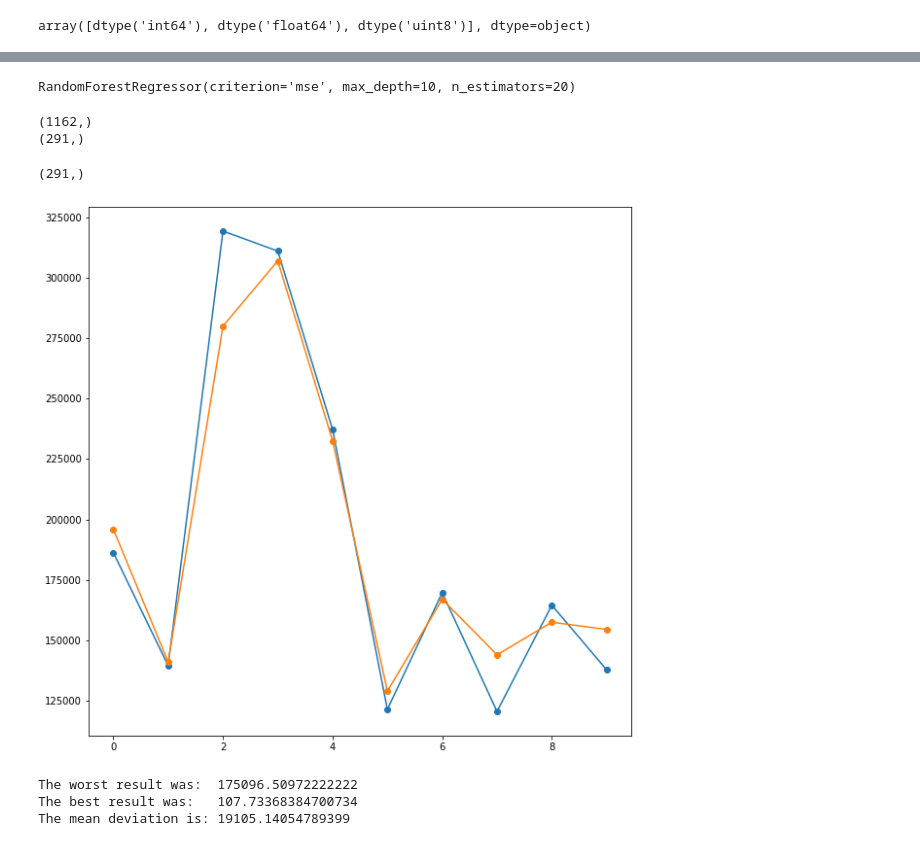
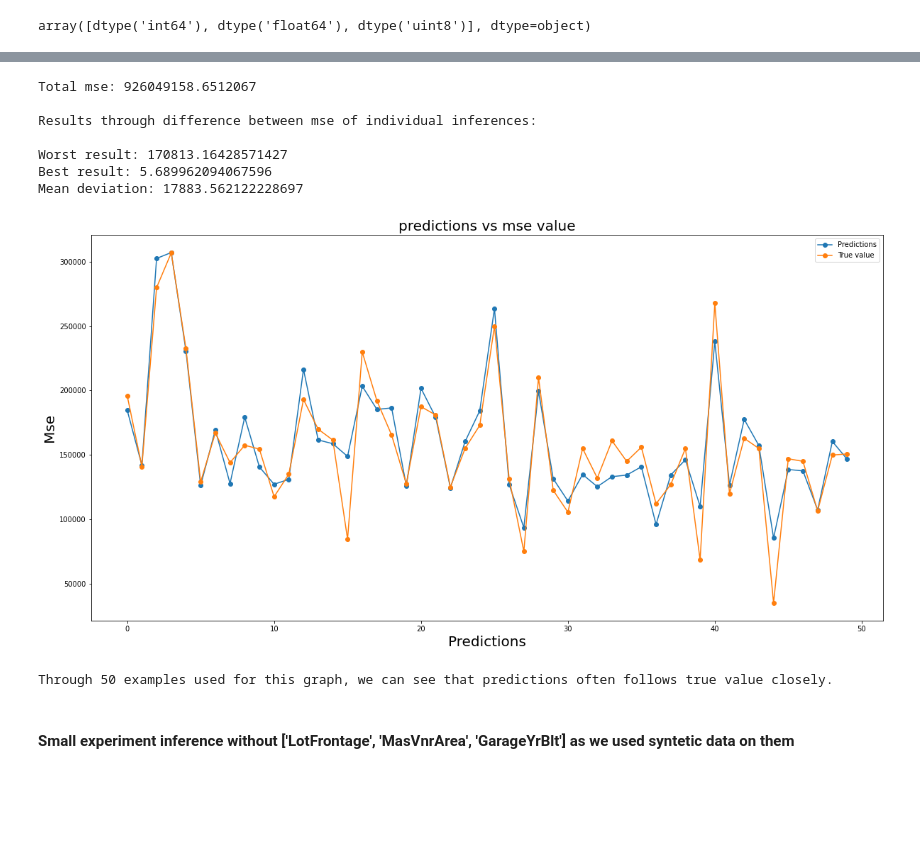
Before and after one commit to AntonMaxen/applied-ai, a Jupyter notebook: assignment_2/regression_g.ipynb, the cells around one changed output, grey strips where cells are left out. Drawn from its saved outputs; the diff is of its cells as text; code cells hidden in the pictures; blank space fills up the shorter version.

```diff
--- a/assignment_2/regression_g.ipynb
+++ b/assignment_2/regression_g.ipynb
@@ -171,0 +242,3 @@ filtered_df.to_csv('./data/regression_cleaned.csv', index=False)
+# %%
+forest = RandomForestRegressor(n_estimators=20, max_depth=10, criterion="mse")
+forest.fit(X_train, y_train)
@@ -177,2 +248,0 @@ x = filtered_df.drop('SalePrice', axis=1)
-# %%
-x_train, x_test, y_train, y_test = train_test_split(x, y, test_size=0.2, random_state=42)
@@ -189,46 +249,35 @@ x_train.head()
-# %%
-forest = RandomForestRegressor(n_estimators=20, max_depth=10, criterion="mse")
-forest.fit(x_train, y_train)
-# %% [output]
-RandomForestRegressor(criterion='mse', max_depth=10, n_estimators=20)
-# %%
-prediction = forest.predict(x_test)
-
-print(y_train.shape)
-print(prediction.shape)
-score = mean_squared_error(y_test, prediction)
-# %% [output]
-(1162,)
-(291,)
-# %%
-#print(min(prediction))
-#print(max(prediction))
-#print(np.mean(prediction))
-
-
-#print(prediction[:10])
-#print(abs(y_test[:10] - prediction[:10]))
-
-
-#print(prediction[:10])
-#print(y_test[:10])
-
-figure = plt.figure(figsize=(10, 10))
-
-length = len(prediction[:10])
-print(prediction.shape)
-plt.plot(range(length), prediction[:10], marker='o')
-plt.plot(range(length), y_test[:10], marker='o')
-plt.show()
-# %% [output]
-(291,)
-[figure, removed]
 # %%
+prediction = forest.predict(X_test)
+score = mean_squared_error(y_test, prediction)
 deviations = abs(y_test - prediction)
-print(f'The worst result was:  {np.max(deviations)}')
-print(f'The best result was:   {np.min(deviations)}')
-print(f'The mean deviation is: {np.mean(deviations)}')
+
+print(f'Total mse: {score}\n')
+print("Results through difference between mse of individual inferences:\n")
+print(f'Worst result: {np.max(deviations)}')
+print(f'Best result: {np.min(deviations)}')
+print(f'Mean deviation: {np.mean(deviations)}')
 # %% [output]
-The worst result was:  175096.50972222222
-The best result was:   107.73368384700734
-The mean deviation is: 19105.14054789399
+Total mse: 926049158.6512067
+
+Results through difference between mse of individual inferences:
+
+Worst result: 170813.16428571427
+Best result: 5.689962094067596
+Mean deviation: 17883.562122228697
+# %%
+figure = plt.figure(figsize=(20, 10))
+length = len(prediction[:50])
+plt.title('predictions vs mse value', fontsize=20)
+plt.plot(range(length), prediction[:50], marker='o')
+plt.plot(range(length), y_test[:50], marker='o')
+plt.xlabel("Predictions", fontsize=20)
+plt.ylabel('Mse', fontsize=20)
+plt.legend(['Predictions', 'True value'])
+plt.show()
+
+print("Through 50 examples used for this graph, we can see that predictions often follows true value closely.")
+# %% [output]
+[figure, added]
+Through 50 examples used for this graph, we can see that predictions often follows true value closely.
+# %% [markdown]
+#### Small experiment inference without  ['LotFrontage', 'MasVnrArea', 'GarageYrBlt'] as we used syntetic data on them
```
Also changed, not shown: parts of 43 cells of this notebook, 1 other file.
